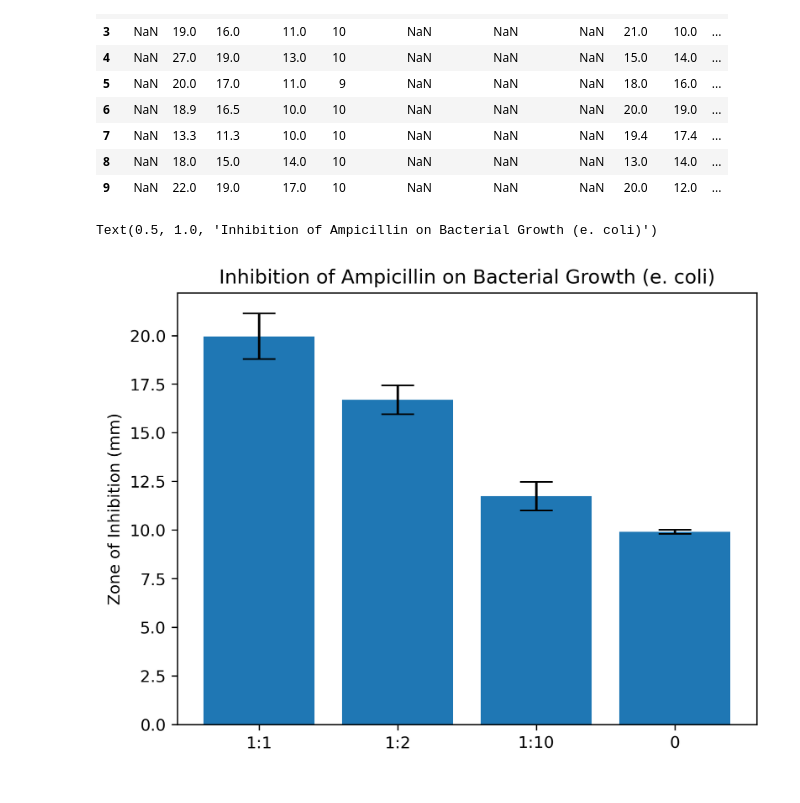
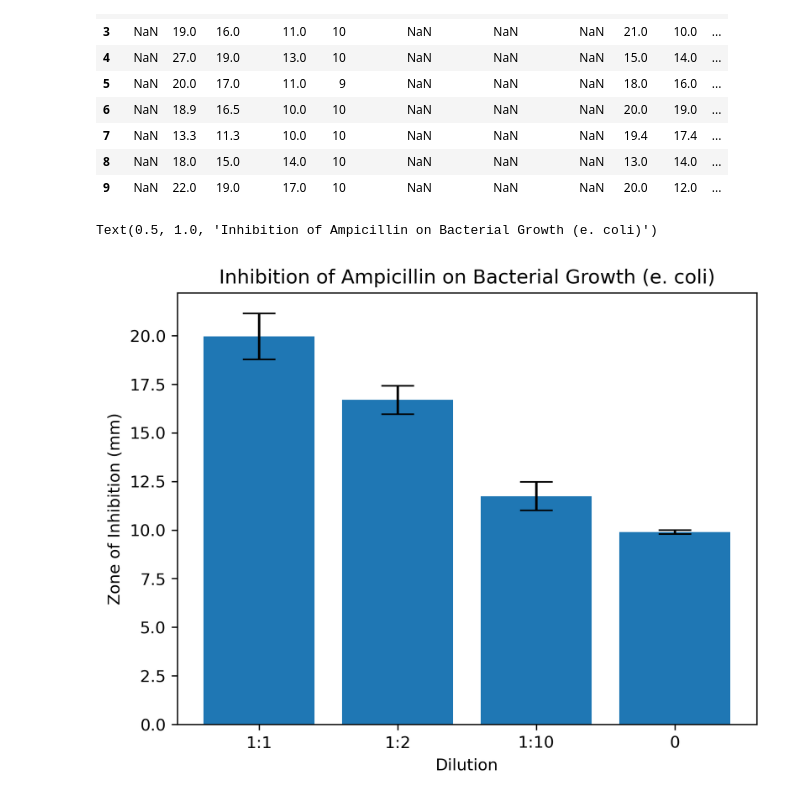
Before and after one commit to ProfOak7/Bio132_Fall23, a Jupyter notebook: Single_and_Multi_Bar_ZOI.ipynb, the cells around one changed output. Saved outputs shown, nothing was run; the diff lists cells and outputs as text; code cells hidden in the pictures.

```diff
--- a/Single_and_Multi_Bar_ZOI.ipynb
+++ b/Single_and_Multi_Bar_ZOI.ipynb
@@ -59,11 +59,12 @@ ECOLI_ZERO_STERROR = sem(ecoli_zero)
 # %%
 # build a bar plot
 plt.bar(['1:1', '1:2','1:10','0'],[ECOLI_HALF_MEAN, ECOLI_THIRD_MEAN, ECOLI_EL_MEAN, ECOLI_ZERO_MEAN], yerr=[ECOLI_HALF_STERROR, ECOLI_THIRD_STERROR, ECOLI_EL_STERROR, ECOLI_ZERO_STERROR], capsize=10)
 plt.ylabel('Zone of Inhibition (mm)')
+plt.xlabel("Dilution")
 plt.title('Inhibition of Ampicillin on Bacterial Growth (e. coli)')
 # %% [output]
 Text(0.5, 1.0, 'Inhibition of Ampicillin on Bacterial Growth (e. coli)')
-[figure, old version]
+[figure, new version]
 # %%
 SEPI_HALF_MEAN = mean(sepi_half)
 SEPI_HALF_STDEV = stdev(sepi_half)
```
Also changed, not shown: parts of 2 cells of this notebook.
